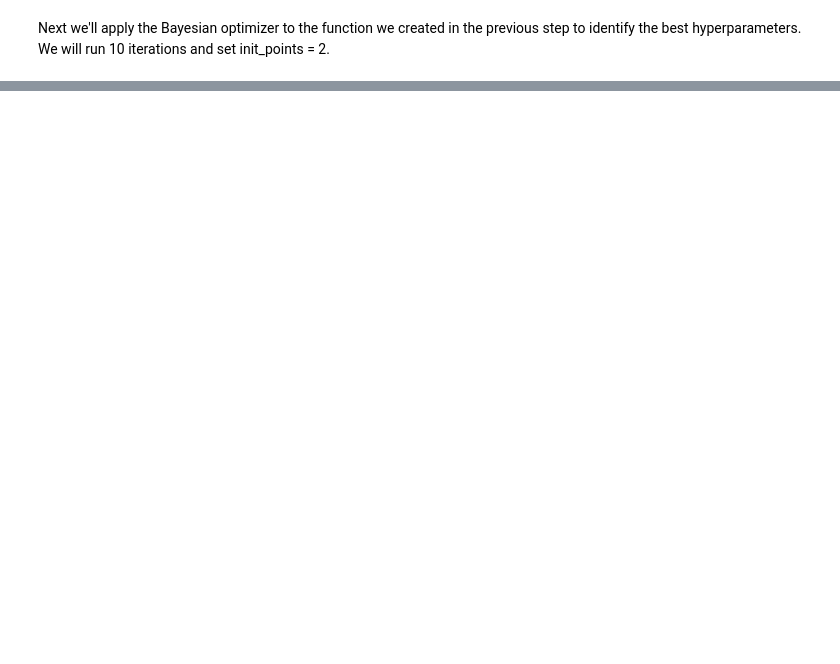
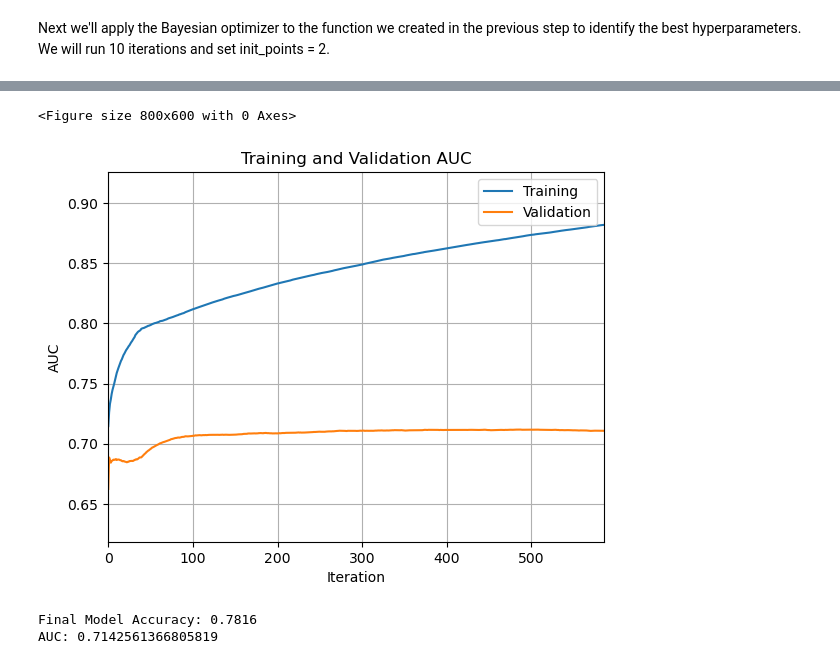
Before and after one commit to dennisvdang/Springboard-Portfolio, a Jupyter notebook: Case Studies/Bayesian Optimization Case Study/Bayesian_Optimization_Case_Study_Cleaned.ipynb, the cells around one changed output, grey strips where cells are left out. Cells and saved outputs as stored; diff of their text form; code cells hidden in the pictures; blank space fills up the shorter version.

```diff
--- a/Case Studies/Bayesian Optimization Case Study/Bayesian_Optimization_Case_Study_Cleaned.ipynb
+++ b/Case Studies/Bayesian Optimization Case Study/Bayesian_Optimization_Case_Study_Cleaned.ipynb
@@ -21,8 +43,6 @@ from sklearn.model_selection import train_test_split
 # %%
-train_df = pd.read_csv('flight_delays_train.csv')
-test_df = pd.read_csv('flight_delays_test.csv')
-
-train_df.head()
+df_flights = pd.read_csv('flight_delays_train.csv')
+df_flights.head()
 # %% [output]
 |  | Month | DayofMonth | DayOfWeek | DepTime | UniqueCarrier | Origin | Dest | Distance | dep_delayed_15min |
 | 0 | c-8 | c-21 | c-7 | 1934 | AA | ATL | DFW | 732 | N |
@@ -145,5 +167,6 @@ This function is used for hyperparameter tuning in the context of a Bayesian opt
 # %%
-def lgb_eval(num_leaves, max_depth, lambda_l2, lambda_l1, min_child_samples, min_data_in_leaf):
+def lgb_eval(num_leaves, max_depth, lambda_l2, lambda_l1, min_child_samples,
+             min_data_in_leaf, learning_rate, subsample_freq):
     """Evaluate LightGBM model with given hyperparameters using cross-validation."""
     params = {
         "objective": "binary",
@@ -156,15 +179,15 @@ def lgb_eval(num_leaves, max_depth, lambda_l2, lambda_l1, min_child_samples, min
         "num_threads": 20,
         "min_child_samples": int(min_child_samples),
         'min_data_in_leaf': int(min_data_in_leaf),
-        "learning_rate": 0.03,
-        "subsample_freq": 5,
+        "learning_rate": learning_rate,
+        "subsample_freq": int(subsample_freq),
         "bagging_seed": 42,
         "verbosity": -1
     }
 
     lgtrain = lgb.Dataset(X_train, y_train, categorical_feature=categorical_features)
 
-    early_stopping_callback = lgb.early_stopping(50, verbose=False)  # Stops if no improvement after 50 rounds
+    early_stopping_callback = lgb.early_stopping(100, verbose=False)  # Stops if no improvement after 100 rounds
 
     cv_result = lgb.cv(params,
                        lgtrain,
@@ -185,7 +208,9 @@ lgbBO = BayesianOptimization(lgb_eval, {
     'lambda_l2': (0.0, 0.05),
     'lambda_l1': (0.0, 0.05),
     'min_child_samples': (50, 10000),
-    'min_data_in_leaf': (100, 2000)
+    'min_data_in_leaf': (100, 2000),
+    'learning_rate': (0.001, 0.5),
+    'subsample_freq': (0, 10)
 })
 
 lgbBO.maximize(n_iter=10, init_points=2)
@@ -213,0 +307,38 @@ print(lgbBO.res[0])
+# %%
+# Call the training function with the training/validation sets & optimal hyperparameters
+final_model, val_auc, eval_results = lgb_train(
+    X_train=X_train,
+    y_train=y_train,
+    X_val=X_val,
+    y_val=y_val,
+    num_leaves=lgbBO.max['params']['num_leaves'],
+    max_depth=lgbBO.max['params']['max_depth'],
+    lambda_l2=lgbBO.max['params']['lambda_l2'],
+    lambda_l1=lgbBO.max['params']['lambda_l1'],
+    min_child_samples=lgbBO.max['params']['min_child_samples'],
+    min_data_in_leaf=lgbBO.max['params']['min_data_in_leaf'],
+    learning_rate=lgbBO.max['params']['learning_rate'],
+    subsample_freq=lgbBO.max['params']['subsample_freq']
+)
+
+plt.figure(figsize=(8, 6))
+lgb.plot_metric(eval_results, metric='auc')
+plt.title('Training and Validation AUC')
+plt.xlabel('Iteration')
+plt.ylabel('AUC')
+plt.legend(['Training', 'Validation'])
+plt.show()
+# %% [output]
+<Figure size 800x600 with 0 Axes>
+[figure, added]
+# %%
+# Evaluate model performance on X_test and y_test
+y_pred = final_model.predict(X_test)
+y_pred_binary = [1 if x > 0.5 else 0 for x in y_pred]
+
+final_model_accuracy = accuracy_score(y_test, y_pred_binary)
+print(f"Final Model Accuracy: {final_model_accuracy:.4f}")
+print("AUC:", roc_auc_score(y_test, y_pred))
+# %% [output]
+Final Model Accuracy: 0.7816
+AUC: 0.7142561366805819
```
Also changed, not shown: parts of 21 cells of this notebook, 1 other file.
